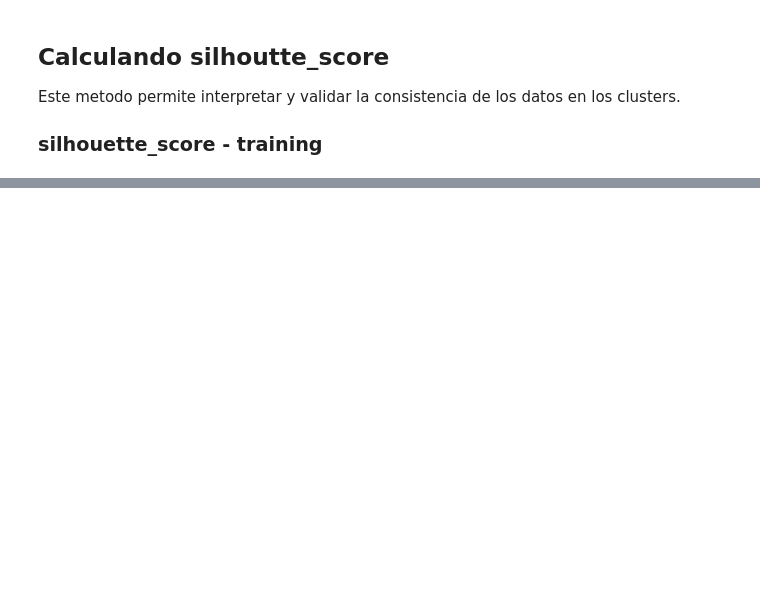
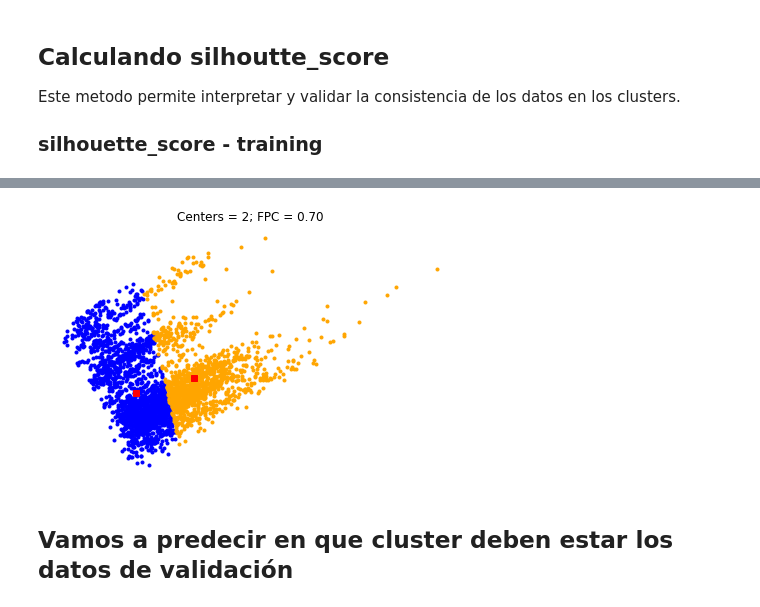
Before and after one commit to jdestradap/trabajo-3-aprendizaje-automatico, a Jupyter notebook: fuzzy-c-means/Fuzzy-C-Means-PI.ipynb, the cells around one changed output, grey strips where cells are left out. Cells and saved outputs as stored; diff of their text form; code cells hidden in the pictures; blank space fills up the shorter version.

```diff
--- a/fuzzy-c-means/Fuzzy-C-Means-PI.ipynb
+++ b/fuzzy-c-means/Fuzzy-C-Means-PI.ipynb
@@ -51,7 +54,7 @@ x_train, x_validation, y_train, y_validation = train_test_split(X1, y1, test_siz
 sc1=StandardScaler()
 sc1.fit(x_train)
 X1_std_tr=sc1.transform(x_train)
-X1_std_ts=sc1.transform(x_test)
+X1_std_ts=sc1.transform(x_validation)
 # %%
 alldata = np.vstack(np.transpose(X1_std_tr))
 
@@ -137,0 +180,24 @@ cluster_membership_pi.shape
+# %%
+cntr_model_pca, u_model_pca, u0_model_pca, d_model_pca, jm_model_pca, p_model_pca, fpc_model_pca = fuzz.cluster.cmeans(
+    alldata_pca, 2, 2, error=0.005, maxiter=1000, init=None)
+
+cluster_membership_pca = np.argmax(u_model_pca, axis = 0)
+# %%
+fig1, ax = plt.subplots()
+
+for j in range(2):
+    ax.plot(np.asarray(X_PCA_tr)[:,0][cluster_membership_pca == j],
+            np.asarray(X_PCA_tr)[:,1][cluster_membership_pca == j], '.', color=colors[j])
+
+# Mark the center of each fuzzy cluster
+for pt in cntr_model_pca:
+    ax.plot(pt[0], pt[1], 'rs')
+
+ax.set_title('Centers = {0}; FPC = {1:.2f}'.format(2, fpc_model_pca))
+ax.axis('off')
+
+fig1.tight_layout()
+# %% [output]
+[figure, added]
+# %% [markdown]
+## Vamos a predecir en que cluster deben estar los datos de validación
```
Also changed, not shown: parts of 22 cells of this notebook.
